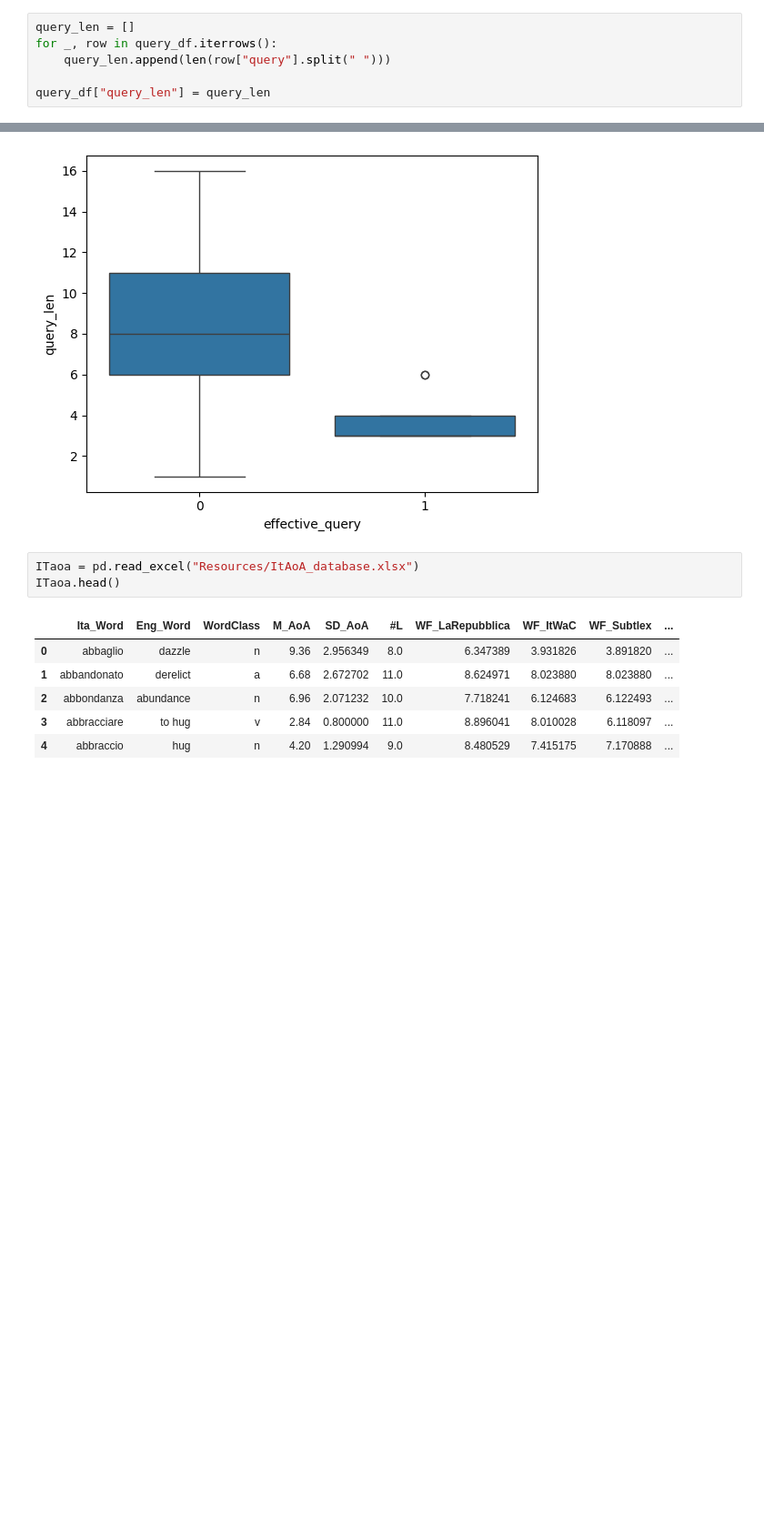
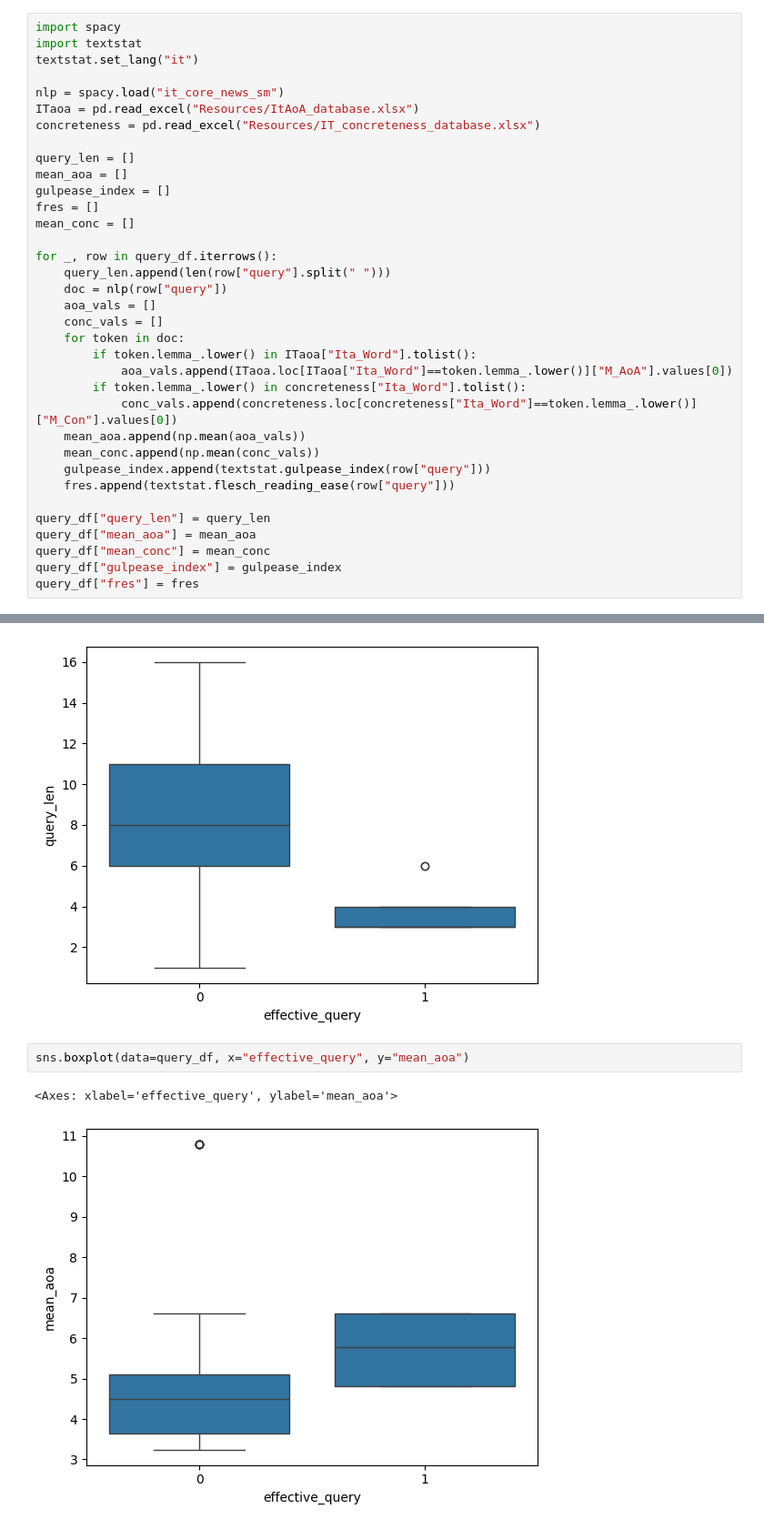
Before and after one commit to SOLandChildren/CHIIR27_LogAnalysis, a Jupyter notebook: query_formulation.ipynb, the cells around one changed output, grey strips where cells are left out. Shown at 91% size. Saved outputs shown, nothing was run; the diff lists cells and outputs as text; blank space fills up the shorter version.

Commit message:
Added some query features

```diff
--- a/query_formulation.ipynb
+++ b/query_formulation.ipynb
@@ -63,8 +70,37 @@ relevance.loc[relevance["doc"]==serp_df.iloc[932]["url"]]
 # %%
+import spacy
+import textstat
+textstat.set_lang("it")
+
+nlp = spacy.load("it_core_news_sm")
+ITaoa = pd.read_excel("Resources/ItAoA_database.xlsx")
+concreteness = pd.read_excel("Resources/IT_concreteness_database.xlsx")
+
 query_len = []
+mean_aoa = []
+gulpease_index = []
+fres = []
+mean_conc = []
+
 for _, row in query_df.iterrows():
     query_len.append(len(row["query"].split(" ")))
+    doc = nlp(row["query"])
+    aoa_vals = []
+    conc_vals = []
+    for token in doc:
+        if token.lemma_.lower() in ITaoa["Ita_Word"].tolist():
+            aoa_vals.append(ITaoa.loc[ITaoa["Ita_Word"]==token.lemma_.lower()]["M_AoA"].values[0])
+        if token.lemma_.lower() in concreteness["Ita_Word"].tolist():
+            conc_vals.append(concreteness.loc[concreteness["Ita_Word"]==token.lemma_.lower()]["M_Con"].values[0])
+    mean_aoa.append(np.mean(aoa_vals))
+    mean_conc.append(np.mean(conc_vals))
+    gulpease_index.append(textstat.gulpease_index(row["query"]))
+    fres.append(textstat.flesch_reading_ease(row["query"]))
 
 query_df["query_len"] = query_len
+query_df["mean_aoa"] = mean_aoa
+query_df["mean_conc"] = mean_conc
+query_df["gulpease_index"] = gulpease_index
+query_df["fres"] = fres
 # %%
 query_df["effective_query"] = [int(p10 >= 0.8) for p10 in query_df["precision@10"]]
@@ -86,13 +131,8 @@ sns.boxplot(data=query_df, x="effective_query", y="query_len")
 # %% [output]
 <Axes: xlabel='effective_query', ylabel='query_len'>
 [figure]
-# %%
-ITaoa = pd.read_excel("Resources/ItAoA_database.xlsx")
-ITaoa.head()
-# %% [output]
-|  | Ita_Word | Eng_Word | WordClass | M_AoA | SD_AoA | #L | WF_LaRepubblica | WF_ItWaC | WF_Subtlex | ... |
-| 0 | abbaglio | dazzle | n | 9.36 | 2.956349 | 8.0 | 6.347389 | 3.931826 | 3.891820 | ... |
-| 1 | abbandonato | derelict | a | 6.68 | 2.672702 | 11.0 | 8.624971 | 8.023880 | 8.023880 | ... |
-| 2 | abbondanza | abundance | n | 6.96 | 2.071232 | 10.0 | 7.718241 | 6.124683 | 6.122493 | ... |
-| 3 | abbracciare | to hug | v | 2.84 | 0.800000 | 11.0 | 8.896041 | 8.010028 | 6.118097 | ... |
-| 4 | abbraccio | hug | n | 4.20 | 1.290994 | 9.0 | 8.480529 | 7.415175 | 7.170888 | ... |
+# %%
+sns.boxplot(data=query_df, x="effective_query", y="mean_aoa")
+# %% [output]
+<Axes: xlabel='effective_query', ylabel='mean_aoa'>
+[figure, added]
```
Also changed, not shown: parts of 8 cells of this notebook, 3 other files.
